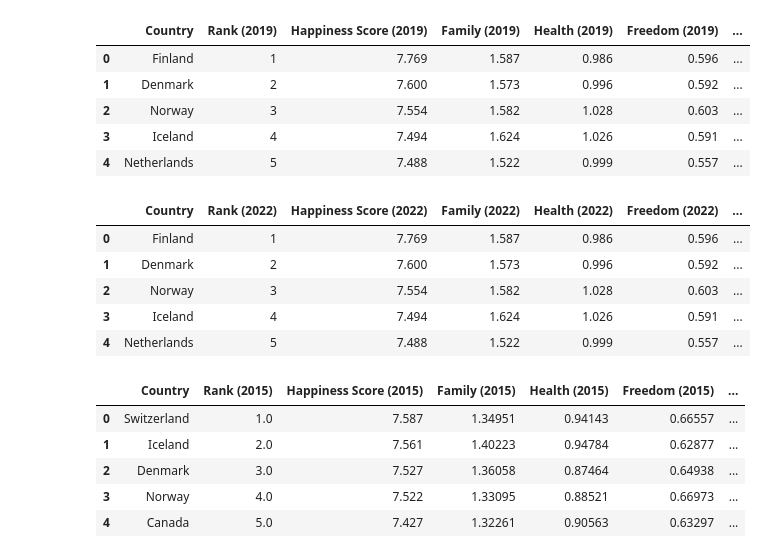
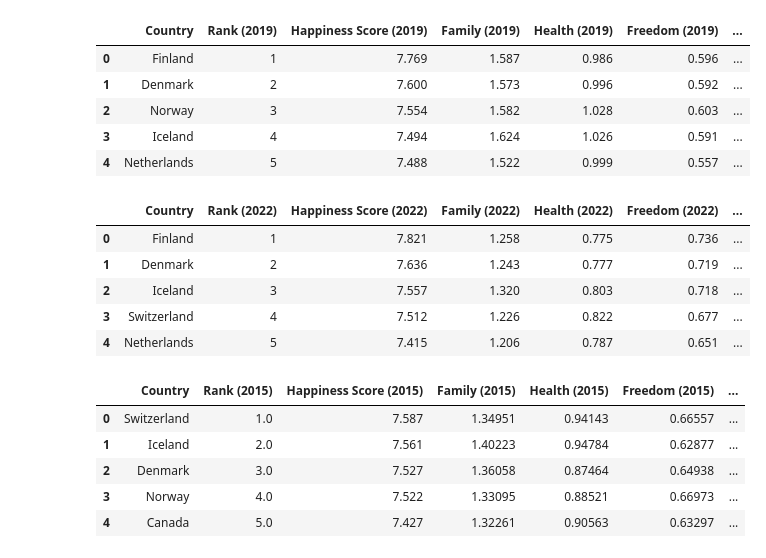
Before and after one commit to tvaughn905/Project-1, a Jupyter notebook: Perceptions_of_corruption.ipynb, the cells around one changed output. Saved outputs shown, nothing was run; the diff lists cells and outputs as text; code cells hidden in the pictures.

```diff
--- a/Perceptions_of_corruption.ipynb
+++ b/Perceptions_of_corruption.ipynb
@@ -108,26 +108,26 @@ nineteen_df.head()
 | 3 | Iceland | 4 | 7.494 | 1.624 | 1.026 | 0.591 | ... |
 | 4 | Netherlands | 5 | 7.488 | 1.522 | 0.999 | 0.557 | ... |
 # %%
-twenty_two_csv = "Resources/2019.csv"
+twenty_two_csv = "Resources/2022.csv"
 twenty_two_df = pd.read_csv(twenty_two_csv)
-twenty_two_df = twenty_two_df[["Country or region", "Overall rank", "Score", "Social support", "Healthy life expectancy",
-                         "Freedom to make life choices", "Perceptions of corruption", "Generosity"]]
-twenty_two_df = twenty_two_df.rename(columns={"Country or region": "Country",
-                                          "Overall rank": "Rank (2022)",
-                                        "Score": "Happiness Score (2022)",
-                                        "Social support": "Family (2022)",
-                                        "Healthy life expectancy": "Health (2022)",
-                                        "Freedom to make life choices": "Freedom (2022)",
-                                       "Perceptions of corruption": "Perceptions of Corruption (2022)",
-                                       "Generosity": "Generosity (2022)"})
+twenty_two_df = twenty_two_df[["Country", "RANK", "Happiness score", "Explained by: Social support",
+                               "Explained by: Healthy life expectancy", "Explained by: Freedom to make life choices",
+                               "Explained by: Perceptions of corruption", "Explained by: Generosity"]]
+twenty_two_df = twenty_two_df.rename(columns={"RANK": "Rank (2022)",
+                                        "Happiness score": "Happiness Score (2022)",
+                                        "Explained by: Social support": "Family (2022)",
+                                        "Explained by: Healthy life expectancy": "Health (2022)",
+                                        "Explained by: Freedom to make life choices": "Freedom (2022)",
+                                       "Explained by: Perceptions of corruption": "Perceptions of Corruption (2022)",
+                                       "Explained by: Generosity": "Generosity (2022)"})
 twenty_two_df.head()
 # %% [output]
 |  | Country | Rank (2022) | Happiness Score (2022) | Family (2022) | Health (2022) | Freedom (2022) | ... |
-| 0 | Finland | 1 | 7.769 | 1.587 | 0.986 | 0.596 | ... |
-| 1 | Denmark | 2 | 7.600 | 1.573 | 0.996 | 0.592 | ... |
-| 2 | Norway | 3 | 7.554 | 1.582 | 1.028 | 0.603 | ... |
-| 3 | Iceland | 4 | 7.494 | 1.624 | 1.026 | 0.591 | ... |
-| 4 | Netherlands | 5 | 7.488 | 1.522 | 0.999 | 0.557 | ... |
+| 0 | Finland | 1 | 7.821 | 1.258 | 0.775 | 0.736 | ... |
+| 1 | Denmark | 2 | 7.636 | 1.243 | 0.777 | 0.719 | ... |
+| 2 | Iceland | 3 | 7.557 | 1.320 | 0.803 | 0.718 | ... |
+| 3 | Switzerland | 4 | 7.512 | 1.226 | 0.822 | 0.677 | ... |
+| 4 | Netherlands | 5 | 7.415 | 1.206 | 0.787 | 0.651 | ... |
 # %%
 merge_fifteen_sixteen_df = pd.merge(fifteen_df, sixteen_df, on="Country", how="outer").dropna()
 merge_fifteen_sixteen_df.head()
```
Also changed, not shown: parts of 2 cells of this notebook, 1 other file.
